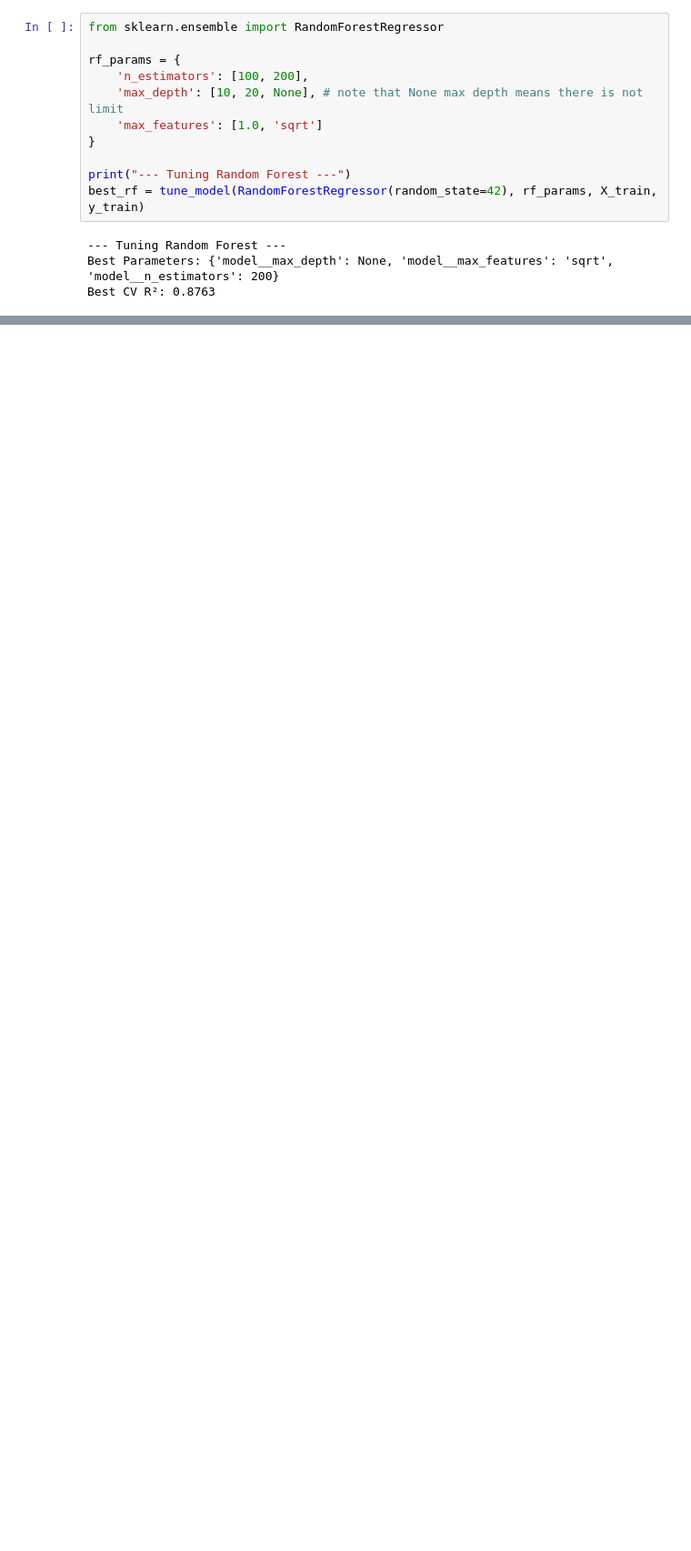
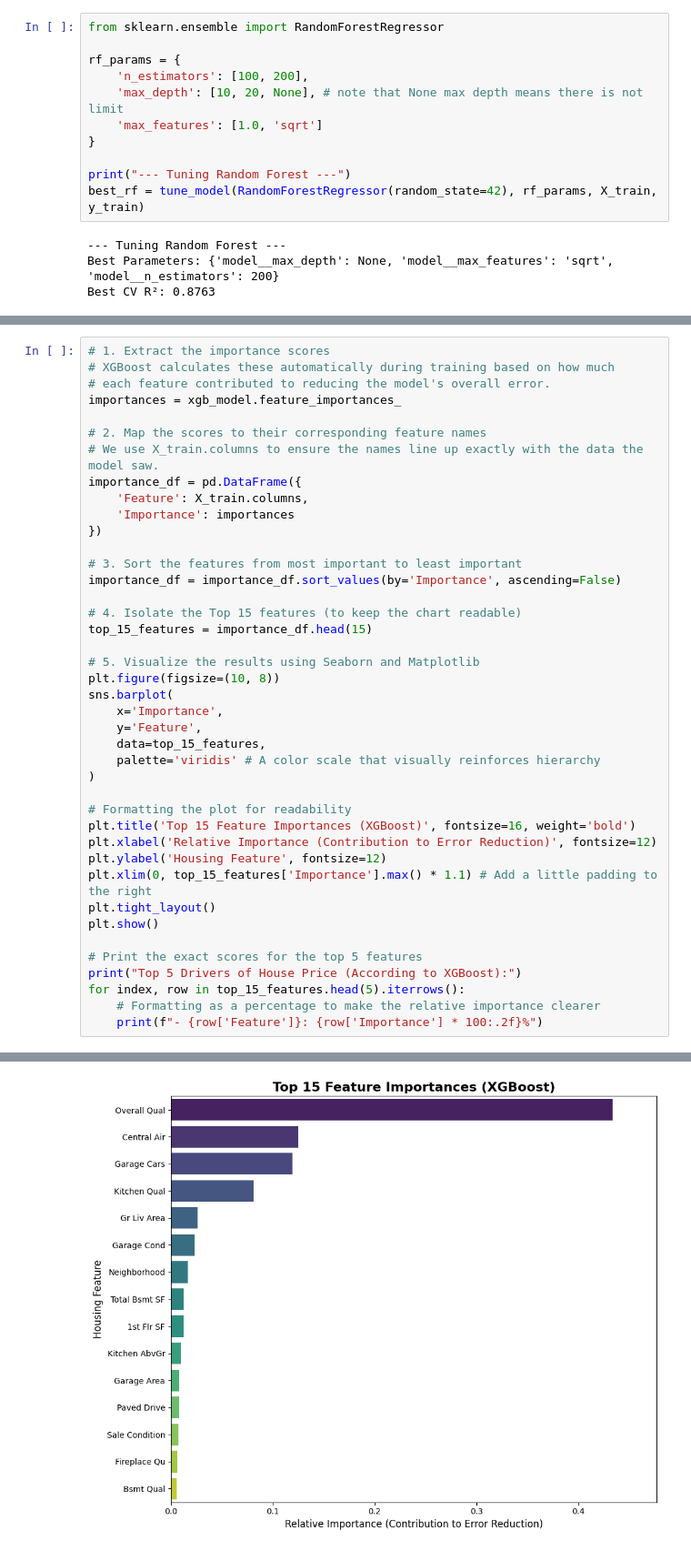
Before and after one commit to bsheese/cs377, a Jupyter notebook: 17_regression_crossval/17_2_4_5_MLR_Ames_Part5_Revised.ipynb, the cells around one changed output, grey strips where cells are left out. Shown at 91% size. Saved outputs shown, nothing was run; the diff lists cells and outputs as text; blank space fills up the shorter version.

Commit message:
expand xgboost

```diff
--- a/17_regression_crossval/17_2_4_5_MLR_Ames_Part5_Revised.ipynb
+++ b/17_regression_crossval/17_2_4_5_MLR_Ames_Part5_Revised.ipynb
@@ -493,0 +518,42 @@ Yes, the implementation successfully replaced problematic syntax with a function
+# %%
+# 1. Extract the importance scores
+# XGBoost calculates these automatically during training based on how much
+# each feature contributed to reducing the model's overall error.
+importances = xgb_model.feature_importances_
+
+# 2. Map the scores to their corresponding feature names
+# We use X_train.columns to ensure the names line up exactly with the data the model saw.
+importance_df = pd.DataFrame({
+    'Feature': X_train.columns,
+    'Importance': importances
+})
+
+# 3. Sort the features from most important to least important
+importance_df = importance_df.sort_values(by='Importance', ascending=False)
+
+# 4. Isolate the Top 15 features (to keep the chart readable)
+top_15_features = importance_df.head(15)
+
+# 5. Visualize the results using Seaborn and Matplotlib
+plt.figure(figsize=(10, 8))
+sns.barplot(
+    x='Importance',
+    y='Feature',
+    data=top_15_features,
+    palette='viridis' # A color scale that visually reinforces hierarchy
+)
+
+# Formatting the plot for readability
+plt.title('Top 15 Feature Importances (XGBoost)', fontsize=16, weight='bold')
+plt.xlabel('Relative Importance (Contribution to Error Reduction)', fontsize=12)
+plt.ylabel('Housing Feature', fontsize=12)
+plt.xlim(0, top_15_features['Importance'].max() * 1.1) # Add a little padding to the right
+plt.tight_layout()
+plt.show()
+
+# Print the exact scores for the top 5 features
+print("Top 5 Drivers of House Price (According to XGBoost):")
+for index, row in top_15_features.head(5).iterrows():
+    # Formatting as a percentage to make the relative importance clearer
+    print(f"- {row['Feature']}: {row['Importance'] * 100:.2f}%")
+# %% [output]
@@ -493,0 +563 @@ Yes, the implementation successfully replaced problematic syntax with a function
+[figure, added]
```
Also changed, not shown: parts of 28 cells of this notebook.
